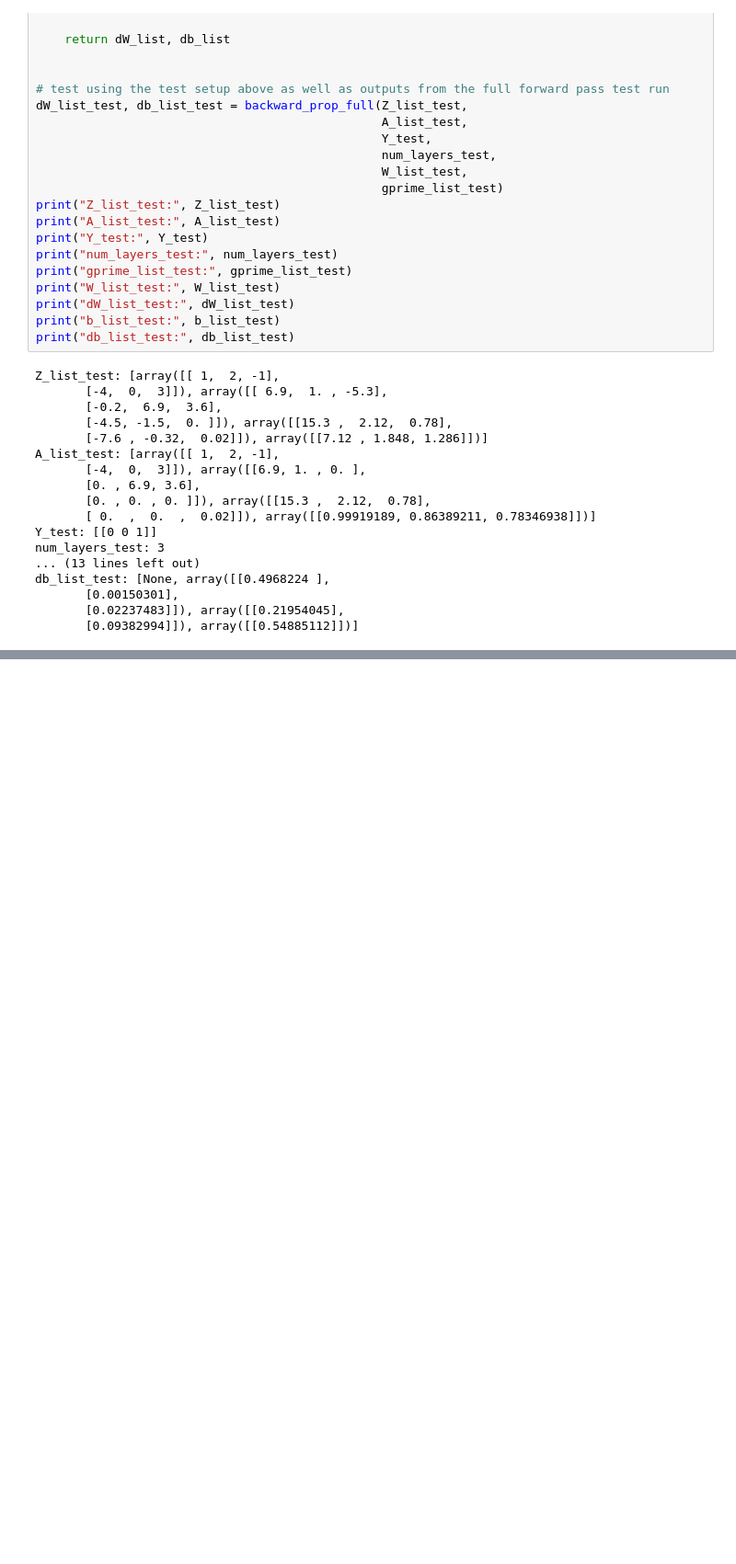
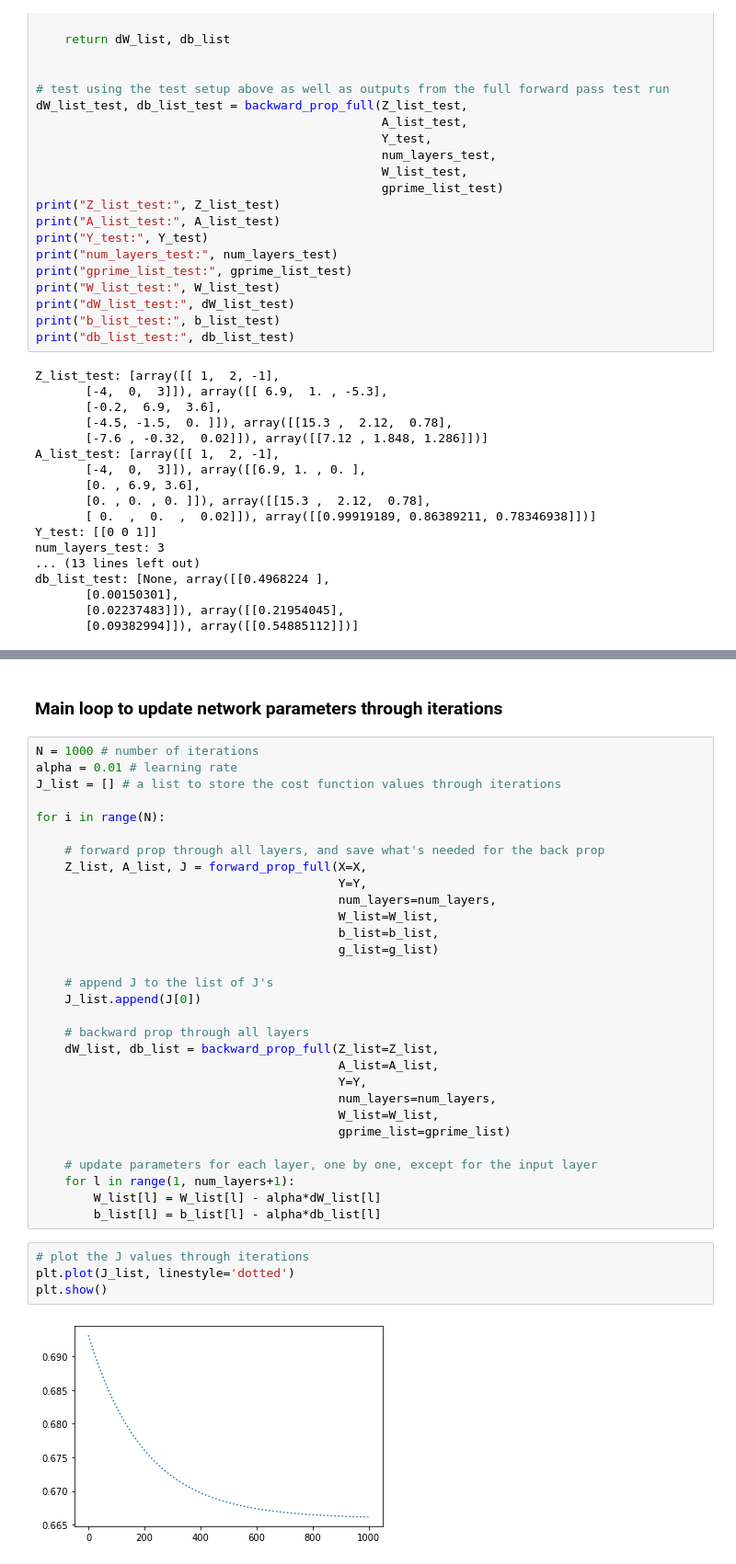
Before and after one commit to Willamette-OR/neural_network_and_deep_learning_class, a Jupyter notebook: deep_neural_network.ipynb, the cells around one changed output, grey strips where cells are left out. Shown: that part at 92% size. Drawn from its saved outputs; the diff is of its cells as text; blank space fills up the shorter version.

Commit message:
Added a main loop to update network parameters through iterations

```diff
--- a/deep_neural_network.ipynb
+++ b/deep_neural_network.ipynb
@@ -607,0 +608,38 @@ gprime_list = [
+# %% [markdown]
+### Main loop to update network parameters through iterations
+# %%
+N = 1000 # number of iterations
+alpha = 0.01 # learning rate
+J_list = [] # a list to store the cost function values through iterations
+
+for i in range(N):
+
+    # forward prop through all layers, and save what's needed for the back prop
+    Z_list, A_list, J = forward_prop_full(X=X,
+                                          Y=Y,
+                                          num_layers=num_layers,
+                                          W_list=W_list,
+                                          b_list=b_list,
+                                          g_list=g_list)
+
+    # append J to the list of J's
+    J_list.append(J[0])
+
+    # backward prop through all layers
+    dW_list, db_list = backward_prop_full(Z_list=Z_list,
+                                          A_list=A_list,
+                                          Y=Y,
+                                          num_layers=num_layers,
+                                          W_list=W_list,
+                                          gprime_list=gprime_list)
+
+    # update parameters for each layer, one by one, except for the input layer
+    for l in range(1, num_layers+1):
+        W_list[l] = W_list[l] - alpha*dW_list[l]
+        b_list[l] = b_list[l] - alpha*db_list[l]
+# %%
+# plot the J values through iterations
+plt.plot(J_list, linestyle='dotted')
+plt.show()
+# %% [output]
+[figure, added]
```
Also changed, not shown: parts of 6 cells of this notebook.
